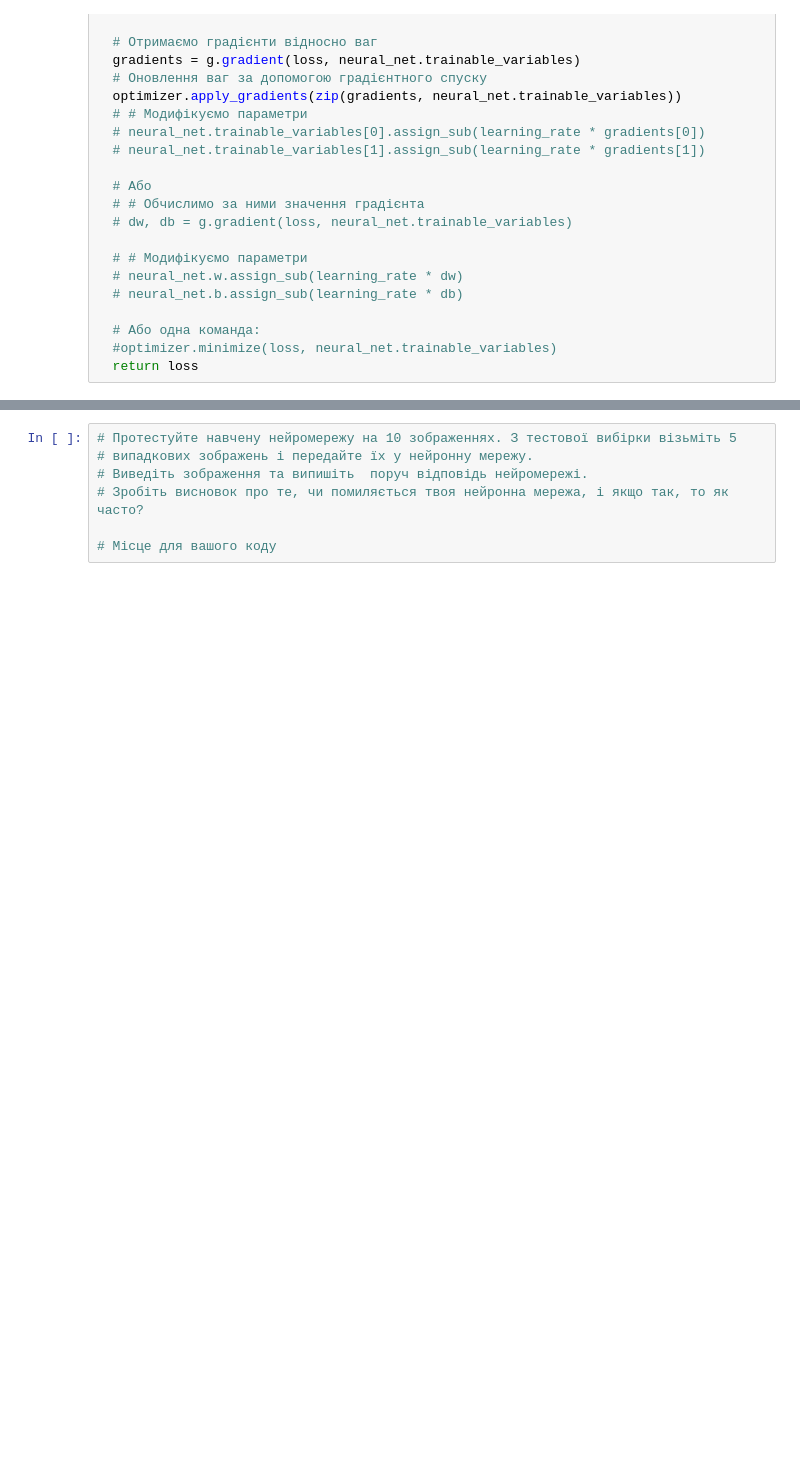
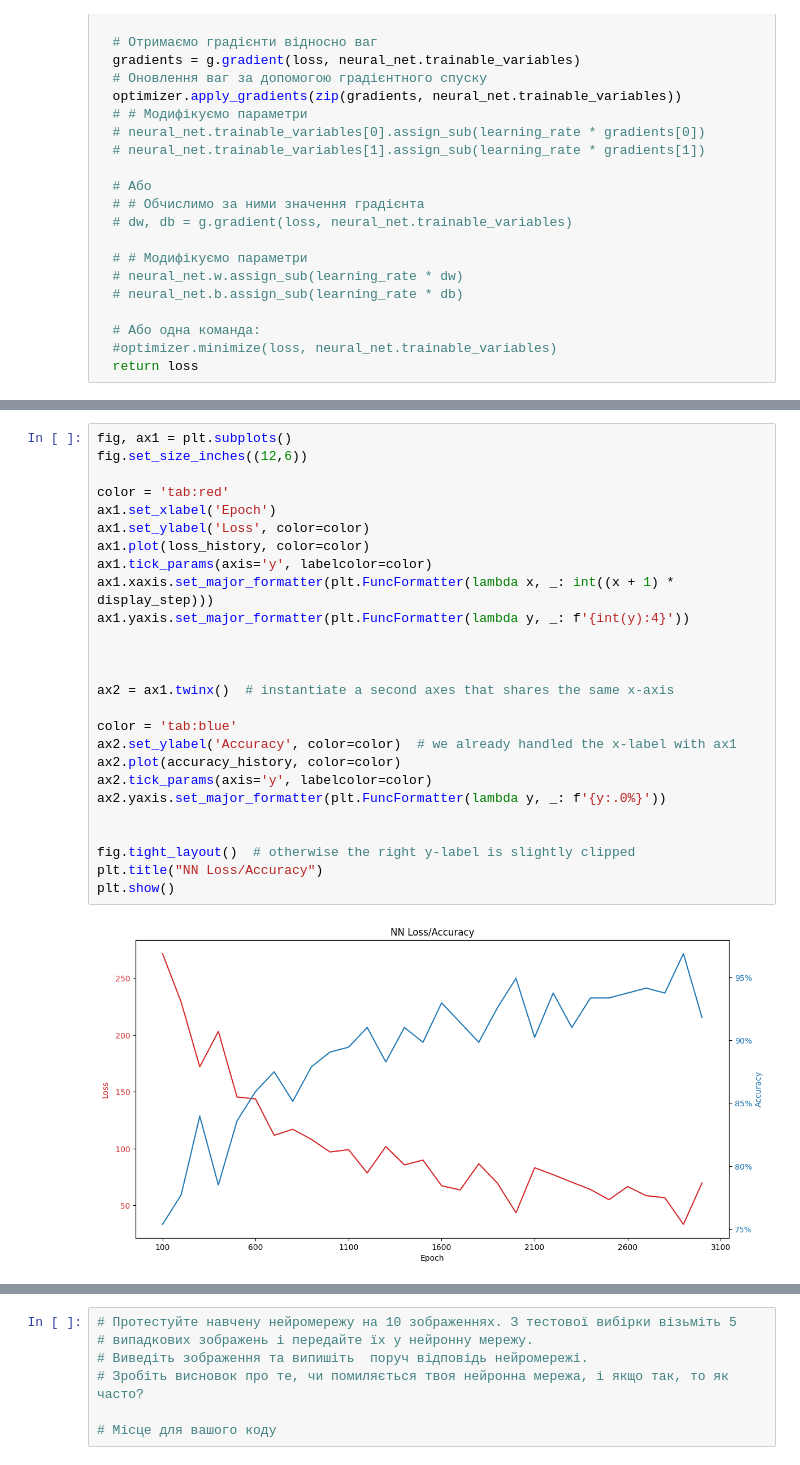
Before and after one commit to lexxai/goit_python_ds_hw_08, a Jupyter notebook: goit_python_ds_hw_08.ipynb, the cells around one changed output, grey strips where cells are left out. Drawn from its saved outputs; the diff is of its cells as text; blank space fills up the shorter version.

```diff
--- a/goit_python_ds_hw_08.ipynb
+++ b/goit_python_ds_hw_08.ipynb
@@ -258,3 +262,31 @@ plt.show()
+# %%
+fig, ax1 = plt.subplots()
+fig.set_size_inches((12,6))
+
+color = 'tab:red'
+ax1.set_xlabel('Epoch')
+ax1.set_ylabel('Loss', color=color)
+ax1.plot(loss_history, color=color)
+ax1.tick_params(axis='y', labelcolor=color)
+ax1.xaxis.set_major_formatter(plt.FuncFormatter(lambda x, _: int((x + 1) * display_step)))
+ax1.yaxis.set_major_formatter(plt.FuncFormatter(lambda y, _: f'{int(y):4}'))
+
+
+
+ax2 = ax1.twinx()  # instantiate a second axes that shares the same x-axis
+
+color = 'tab:blue'
+ax2.set_ylabel('Accuracy', color=color)  # we already handled the x-label with ax1
+ax2.plot(accuracy_history, color=color)
+ax2.tick_params(axis='y', labelcolor=color)
+ax2.yaxis.set_major_formatter(plt.FuncFormatter(lambda y, _: f'{y:.0%}'))
+
+
+fig.tight_layout()  # otherwise the right y-label is slightly clipped
+plt.title("NN Loss/Accuracy")
+plt.show()
+# %% [output]
+[figure, added]
 # %%
 # Обчисліть точність навченої нейромережі
 acc_mean = np.mean(accuracy_history)
```
Also changed, not shown: parts of 3 cells of this notebook.
